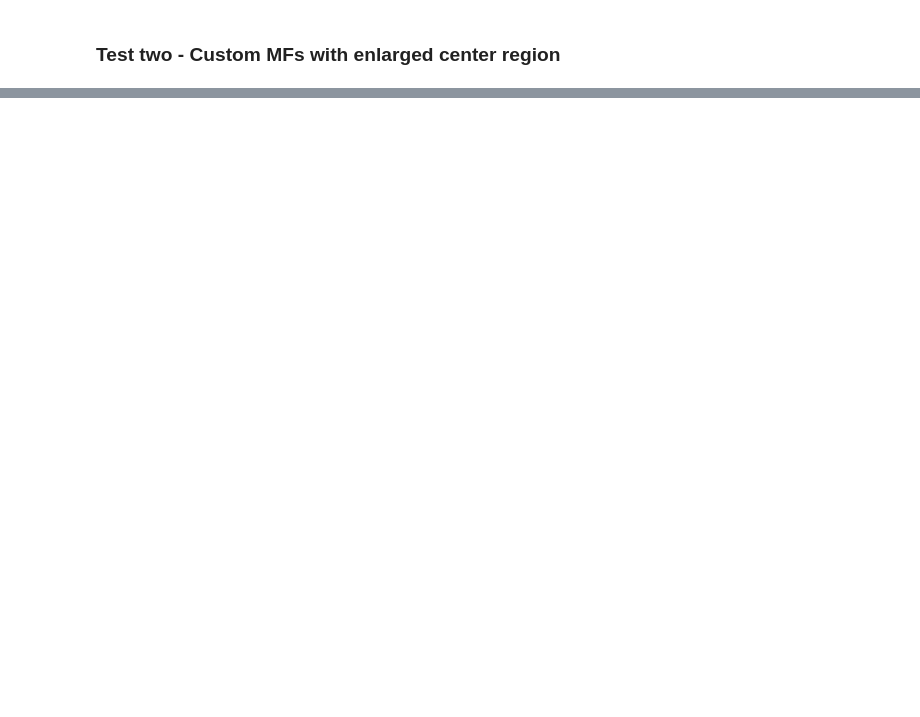
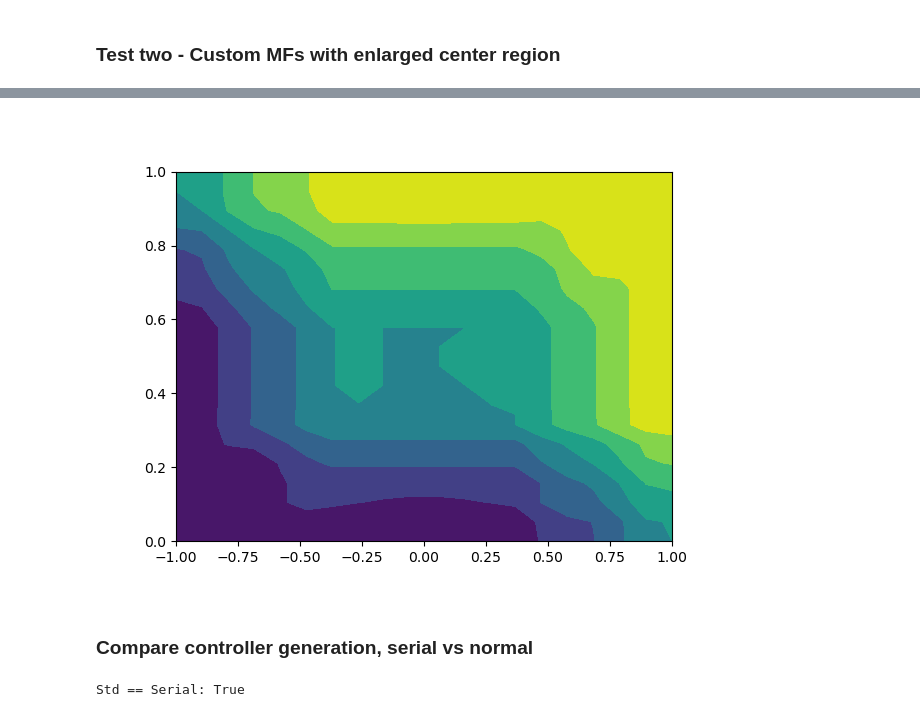
Before and after one commit to s-guenther/hess-ems, a Jupyter notebook: examples/fuzzy.ipynb, the cells around one changed output, grey strips where cells are left out. Cells and saved outputs as stored; diff of their text form; code cells hidden in the pictures; blank space fills up the shorter version.

```diff
--- a/examples/fuzzy.ipynb
+++ b/examples/fuzzy.ipynb
@@ -93,0 +113,6 @@ custom_mf_in = {
+# %%
+controller2.input['epeak'] = 0.75
+controller2.input['pin'] = 0.55
+controller2.compute()
+print(f'Result = {controller2.output["pbase"]}')
+con2[0].view(sim=controller2)
@@ -93,0 +123,29 @@ custom_mf_in = {
+# %%
+pin = np.linspace(-1, 1, 20)
+epeak = np.linspace(0, 1, 20)
+pgrid, egrid = np.meshgrid(pin, epeak)
+vec_fuzzy = np.vectorize(lambda x, y: fuzzy.fuzzy(x, y, controller2))
+pbasegrid, ppeakgrid = vec_fuzzy(pgrid, egrid)
+
+plt.figure()
+plt.contourf(pgrid, egrid, pbasegrid)
+plt.show()
+# %% [output]
+[figure, added]
+# %% [markdown]
+### Compare controller generation, serial vs normal
+# %%
+controller_serial = fuzzy.build_controller_with_serialized_para()
+controller_std = fuzzy.build_controller()
+
+pin = np.linspace(-1, 1, 20)
+epeak = np.linspace(0, 1, 20)
+pgrid, egrid = np.meshgrid(pin, epeak)
+vec_std = np.vectorize(lambda x, y: fuzzy.fuzzy(x, y, controller_std))
+vec_serial = np.vectorize(lambda x, y: fuzzy.fuzzy(x, y, controller_serial))
+pbasegrid_std, _ = vec_std(pgrid, egrid)
+pbasegrid_serial, _ = vec_serial(pgrid, egrid)
+
+print(f'Std == Serial: {np.all(pbasegrid_serial == pbasegrid_std)}')
+# %% [output]
+Std == Serial: True
```
Also changed, not shown: parts of 5 cells of this notebook, 1 other file.
